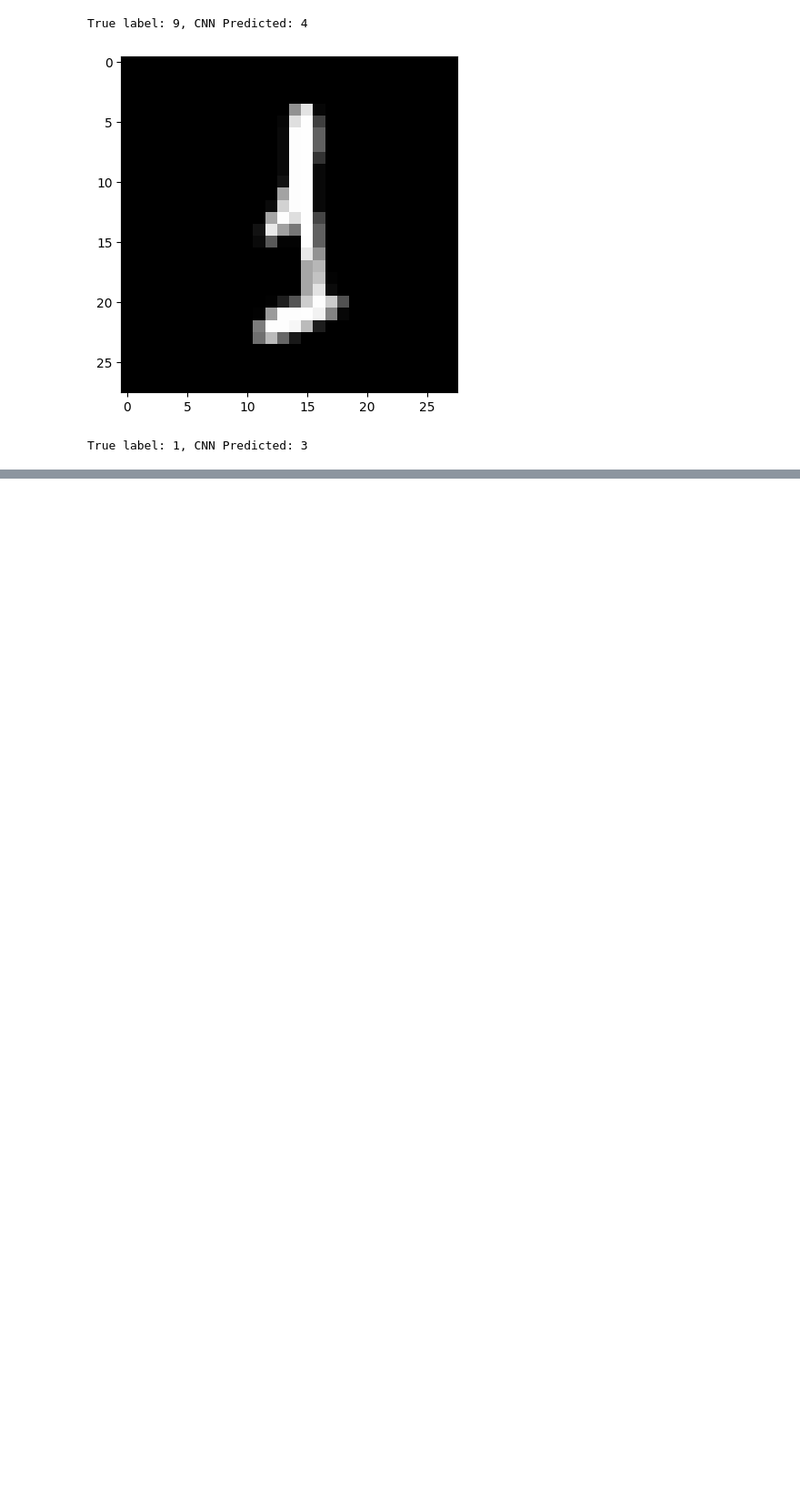
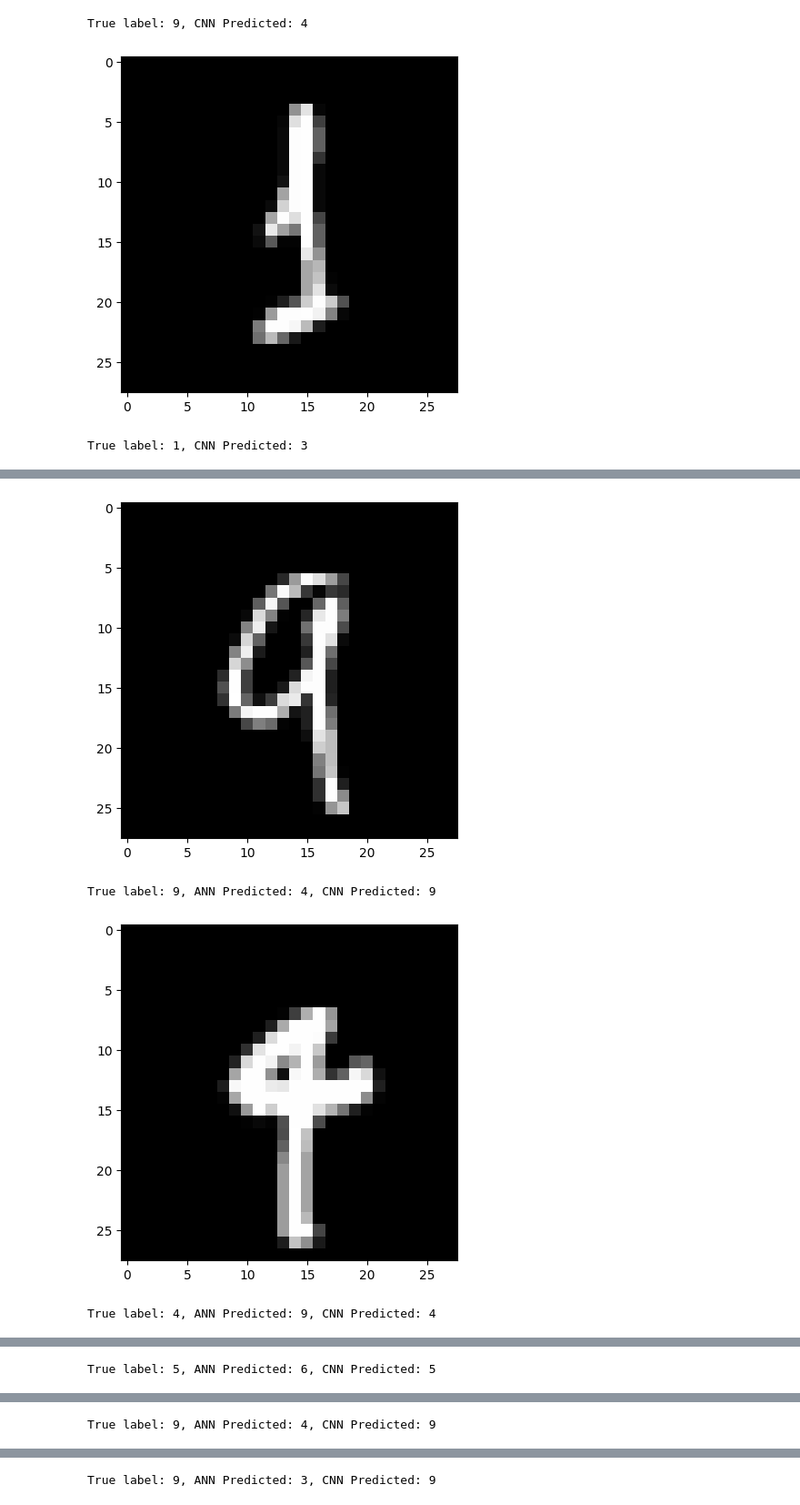
Before and after one commit to cbrane/cbrane-ml, a Jupyter notebook: mnist_numbers/mnist_numbers.ipynb, the cells around one changed output, grey strips where cells are left out. Shown at 91% size. Drawn from its saved outputs; the diff is of its cells as text; code cells hidden in the pictures; blank space fills up the shorter version.

```diff
--- a/mnist_numbers/mnist_numbers.ipynb
+++ b/mnist_numbers/mnist_numbers.ipynb
@@ -255,0 +300,11 @@ True label: 1, CNN Predicted: 3
+# %%
+# Plot some examples where CNN correctly classified but ANN didn't
+cnn_correct_ann_incorrect = list(ann_misclassified - cnn_misclassified)
+for index in cnn_correct_ann_incorrect[:5]:  # Show first 5 such examples
+    plot_digit(test_data, index)
+    print(f'True label: {true_classes[index]}, ANN Predicted: {predicted_classes[index]}, CNN Predicted: {cnn_predicted_classes[index]}')
+# %% [output]
+[figure, added]
+True label: 9, ANN Predicted: 4, CNN Predicted: 9
+[figure, added]
+True label: 4, ANN Predicted: 9, CNN Predicted: 4
@@ -255,0 +312 @@ True label: 1, CNN Predicted: 3
+True label: 5, ANN Predicted: 6, CNN Predicted: 5
@@ -255,0 +314 @@ True label: 1, CNN Predicted: 3
+True label: 9, ANN Predicted: 4, CNN Predicted: 9
@@ -255,0 +316 @@ True label: 1, CNN Predicted: 3
+True label: 9, ANN Predicted: 3, CNN Predicted: 9
```
Also changed, not shown: parts of 11 cells of this notebook.
